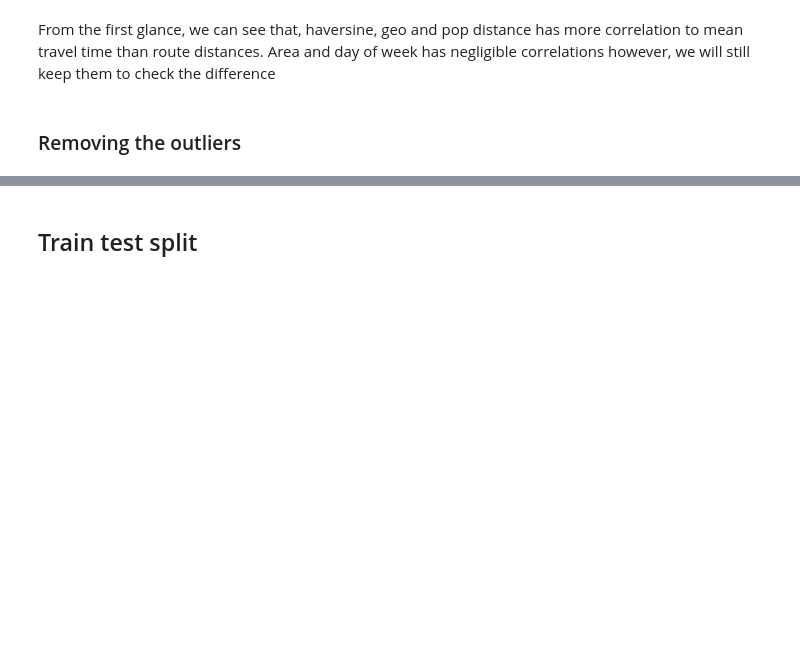
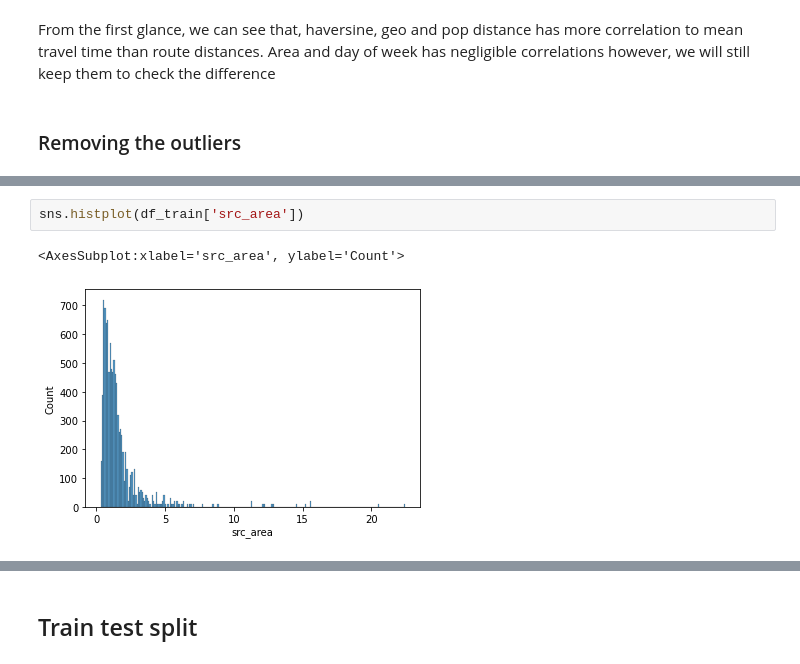
Before and after one commit to aliyusifov99/mec-ds-competition, a Jupyter notebook: Elnur/model-orderly.ipynb, the cells around one changed output, grey strips where cells are left out. Saved outputs shown, nothing was run; the diff lists cells and outputs as text; blank space fills up the shorter version.

```diff
--- a/Elnur/model-orderly.ipynb
+++ b/Elnur/model-orderly.ipynb
@@ -551,0 +571,5 @@ From the first glance, we can see that, haversine, geo and pop distance has more
+# %%
+sns.histplot(df_train['src_area'])
+# %% [output]
+<AxesSubplot:xlabel='src_area', ylabel='Count'>
+[figure, added]
```
Also changed, not shown: parts of 23 cells of this notebook, 4 other files.
